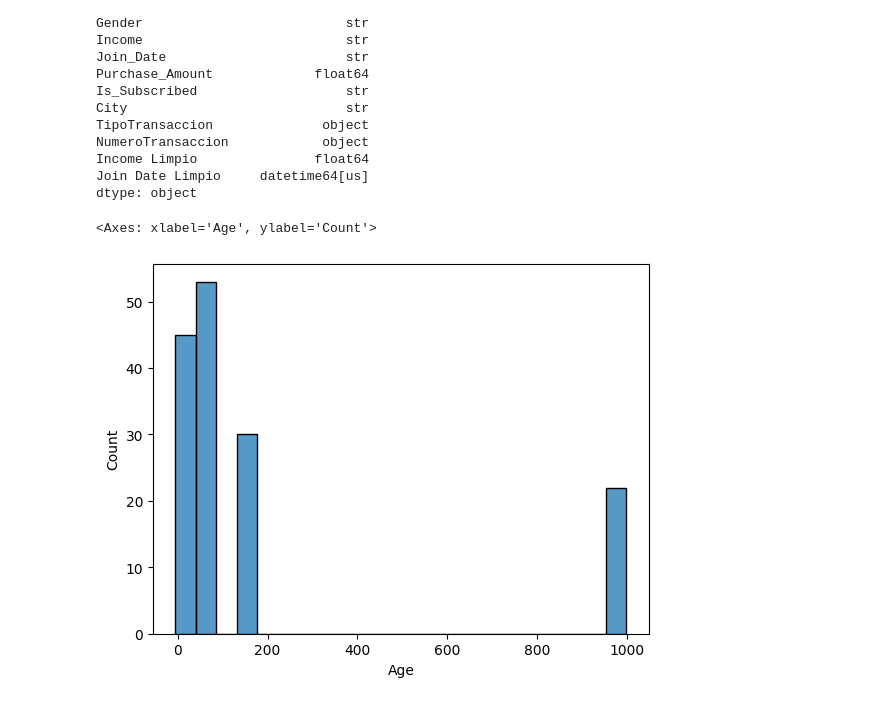
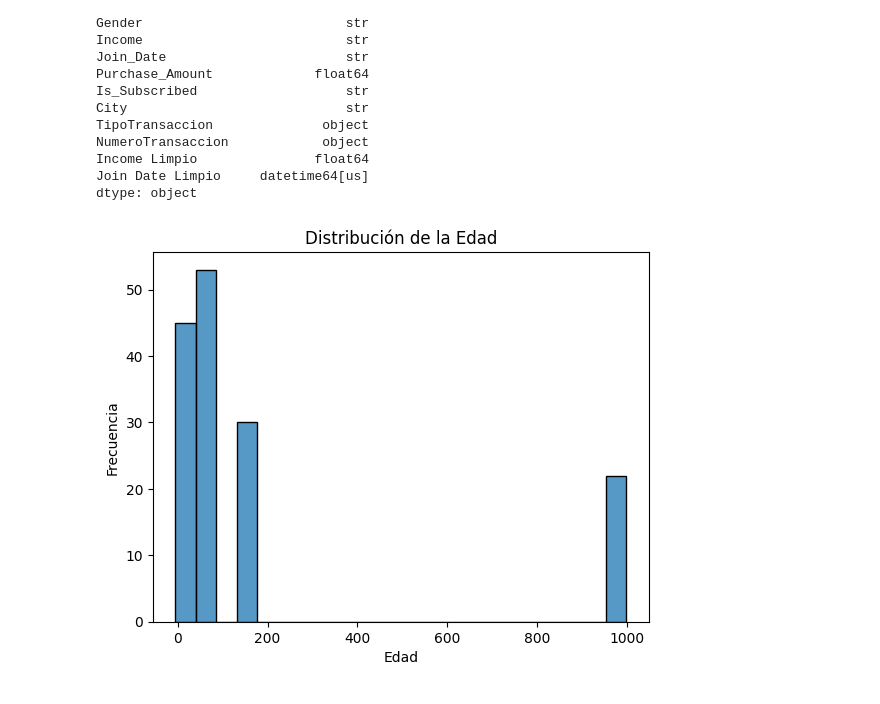
Before and after one commit to cdsaineac/Bootcamp-DS-202605, a Jupyter notebook: Clase 11 - EDA/EDA - Practica.ipynb, the cells around one changed output. Drawn from its saved outputs; the diff is of its cells as text; code cells hidden in the pictures.

```diff
--- a/Clase 11 - EDA/EDA - Practica.ipynb
+++ b/Clase 11 - EDA/EDA - Practica.ipynb
@@ -176,7 +176,7 @@ datos['Purchase_Amount'] = datos['Purchase_Amount'].fillna(datos['Purchase_Amoun
 #datos = datos.drop(columns=["Age"])  ## Quitamos las columnas que no son relevantes para el analisis
 
 ## Arreglar los nulos en columnas de fecha
-datos['Join Date Limpio'] = datos['Join Date Limpio'].fillna("9999-12-31")  ## Reemplazamos los valores nulos con una fecha específica
+####datos['Join Date Limpio'] = datos['Join Date Limpio'].fillna("9999-12-31")  ## Reemplazamos los valores nulos con una fecha específica
 # %% [output]
 Transaction_ID        0
 Customer_Name         0
@@ -234,7 +234,11 @@ Income Limpio               float64
 Join Date Limpio     datetime64[us]
 dtype: object
 # %%
-sns.histplot(datos['Age'])
+#sns.histplot(datos['Age'])
+sns.histplot(data=datos, x='Age')
+plt.title("Distribución de la Edad")
+plt.xlabel("Edad")
+plt.ylabel("Frecuencia")
+plt.show()
 # %% [output]
-<Axes: xlabel='Age', ylabel='Count'>
-[figure, old version]
+[figure, new version]
```
Also changed, not shown: parts of 14 cells of this notebook, 1 other file.
